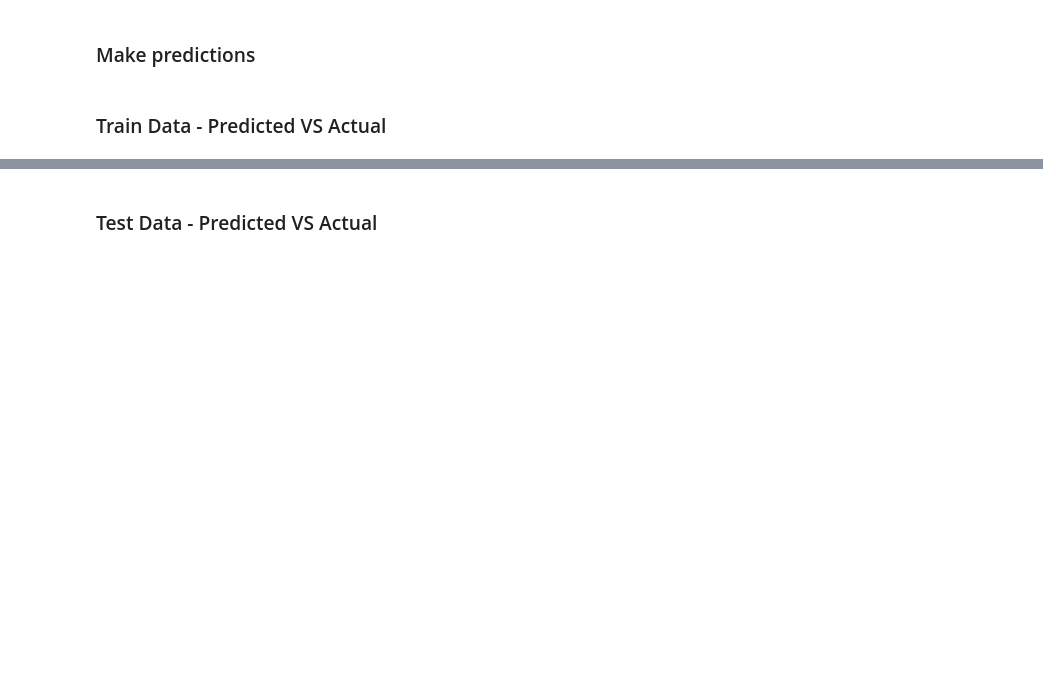
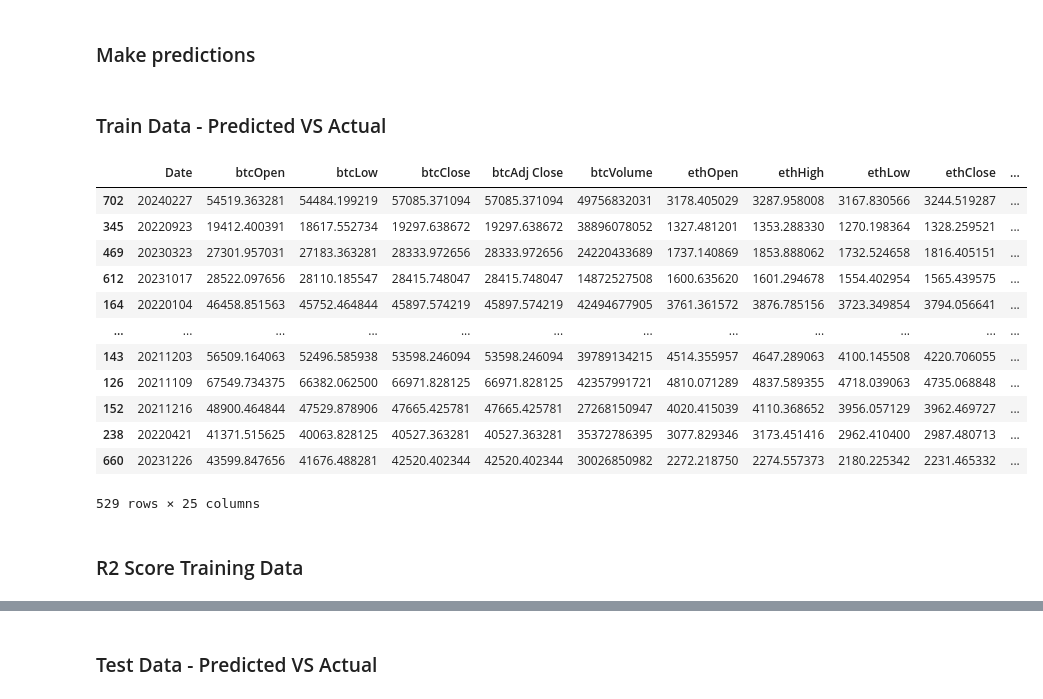
Before and after one commit to khainl1110/BitcoinPrediction, a Jupyter notebook: backend/model.ipynb, the cells around one changed output, grey strips where cells are left out. Drawn from its saved outputs; the diff is of its cells as text; code cells hidden in the pictures; blank space fills up the shorter version.

```diff
--- a/backend/model.ipynb
+++ b/backend/model.ipynb
@@ -231,7 +238,7 @@ Correlation Coefficient: 0.8462960733580508
 # %%
 class Utils:
 
-    def _updateTrainingData(self, x_train):
+    def _updateTrainingData(x_train):
         for i in x_train.columns:
             if i != 'Date':
                 x_train['yesterday_' +i] = x_train[i]
@@ -256,6 +263,8 @@ class Utils:
         #Convert each date to the format YYYY-MM-DD
         formatted_dates = [datetime.strptime(str(int(date)), '%Y%m%d').strftime('%Y-%m-%d') for date in dates]
         df = pd.DataFrame({"Date": formatted_dates})
+
+
         return df
 
     def _replaceNanY(self, y_train):
@@ -488,10 +517,10 @@ X = predictor._predictWithLinearRegression()
 
 
 #Actual values
-y_high = predictor.getHighActual()
-y_low = predictor.getLowActual()
-y_open = predictor.getOpenActual()
-y_close = predictor.getCloseActual()
+y_high = predictor.getYHighTrain()
+y_low = predictor.getYLowTrain()
+y_open = predictor.getYOpenTrain()
+y_close = predictor.getYCloseTrain()
 
 #Predicted values
 high_predictions = predictor.getHighPredictions()
@@ -500,12 +529,36 @@ open_predictions = predictor.getOpenPredictions()
 close_predictions = predictor.getClosePredictions()
 
 #Get all training data
-high_train = predictor.getHighTrain()
-low_train = predictor.getLowTrain()
-open_train = predictor.getOpenTrain()
-close_train = predictor.getCloseTrain()
+high_train = predictor.getXHighTrain()
+low_train = predictor.getXLowTrain()
+open_train = predictor.getXOpenTrain()
+close_train = predictor.getXCloseTrain()
+
+#Get all testing data
+high_train_test = predictor.getXHighTest()
+y_high_test = predictor.getYHighTest()
+high_predictions_test = predictor.highPredictionsTest
+high_predictions_test_date = predictor.getTestDate
 # %% [markdown]
 ### Train Data - Predicted VS Actual
+# %%
+high_train_test
+# %% [output]
+|  | Date | btcOpen | btcLow | btcClose | btcAdj Close | btcVolume | ethOpen | ethHigh | ethLow | ethClose | ... |
+| 702 | 20240227 | 54519.363281 | 54484.199219 | 57085.371094 | 57085.371094 | 49756832031 | 3178.405029 | 3287.958008 | 3167.830566 | 3244.519287 | ... |
+| 345 | 20220923 | 19412.400391 | 18617.552734 | 19297.638672 | 19297.638672 | 38896078052 | 1327.481201 | 1353.288330 | 1270.198364 | 1328.259521 | ... |
+| 469 | 20230323 | 27301.957031 | 27183.363281 | 28333.972656 | 28333.972656 | 24220433689 | 1737.140869 | 1853.888062 | 1732.524658 | 1816.405151 | ... |
+| 612 | 20231017 | 28522.097656 | 28110.185547 | 28415.748047 | 28415.748047 | 14872527508 | 1600.635620 | 1601.294678 | 1554.402954 | 1565.439575 | ... |
+| 164 | 20220104 | 46458.851563 | 45752.464844 | 45897.574219 | 45897.574219 | 42494677905 | 3761.361572 | 3876.785156 | 3723.349854 | 3794.056641 | ... |
+| ... | ... | ... | ... | ... | ... | ... | ... | ... | ... | ... | ... |
+| 143 | 20211203 | 56509.164063 | 52496.585938 | 53598.246094 | 53598.246094 | 39789134215 | 4514.355957 | 4647.289063 | 4100.145508 | 4220.706055 | ... |
+| 126 | 20211109 | 67549.734375 | 66382.062500 | 66971.828125 | 66971.828125 | 42357991721 | 4810.071289 | 4837.589355 | 4718.039063 | 4735.068848 | ... |
+| 152 | 20211216 | 48900.464844 | 47529.878906 | 47665.425781 | 47665.425781 | 27268150947 | 4020.415039 | 4110.368652 | 3956.057129 | 3962.469727 | ... |
+| 238 | 20220421 | 41371.515625 | 40063.828125 | 40527.363281 | 40527.363281 | 35372786395 | 3077.829346 | 3173.451416 | 2962.410400 | 2987.480713 | ... |
+| 660 | 20231226 | 43599.847656 | 41676.488281 | 42520.402344 | 42520.402344 | 30026850982 | 2272.218750 | 2274.557373 | 2180.225342 | 2231.465332 | ... |
+529 rows × 25 columns
+# %% [markdown]
+### R2 Score Training Data
 # %%
 from sklearn.metrics import r2_score
 r2_score(high_predictions, y_high)
```
Also changed, not shown: parts of 14 cells of this notebook.
